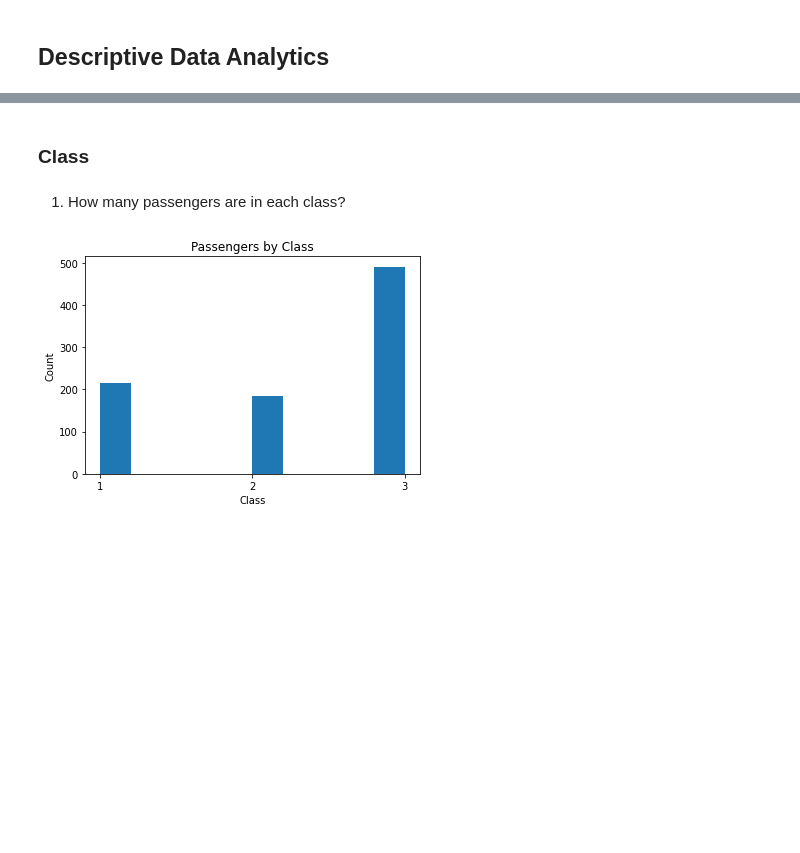
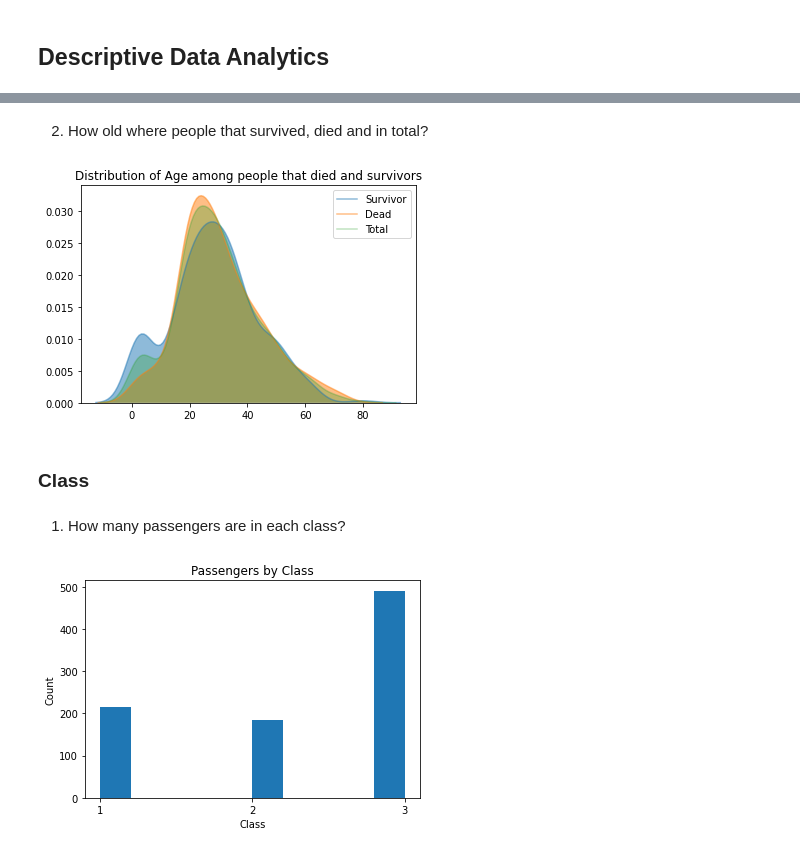
Before and after one commit to MRB1996/Titanic-Learning-From-Disaster, a Jupyter notebook: Titanic_Learning_From_Disaster.ipynb, the cells around one changed output, grey strips where cells are left out. Cells and saved outputs as stored; diff of their text form; code cells hidden in the pictures; blank space fills up the shorter version.

```diff
--- a/Titanic_Learning_From_Disaster.ipynb
+++ b/Titanic_Learning_From_Disaster.ipynb
@@ -93,3 +105,18 @@ train.head()
+# %% [markdown]
+2. How old where people that survived, died and in total?
+# %%
+h1 = train[train["Survived"] == 1].loc[:,"Age"]
+h2 = train[train["Survived"] == 0].loc[:,"Age"]
+h3 = train.loc[:,"Age"]
+
+sns.kdeplot(h1, alpha=0.5, label='Survivor', shade = True)
+sns.kdeplot(h2, alpha=0.5, label='Dead', shade = True)
+sns.kdeplot(h3, alpha= 0.3, label='Total', shade = True)
+plt.legend(loc = 1)
+plt.title("Distribution of Age among people that died and survivors")
+plt.show()
+# %% [output]
+[figure, added]
 # %% [markdown]
 ### Class
 # %% [markdown]
```
Also changed, not shown: parts of 5 cells of this notebook.
